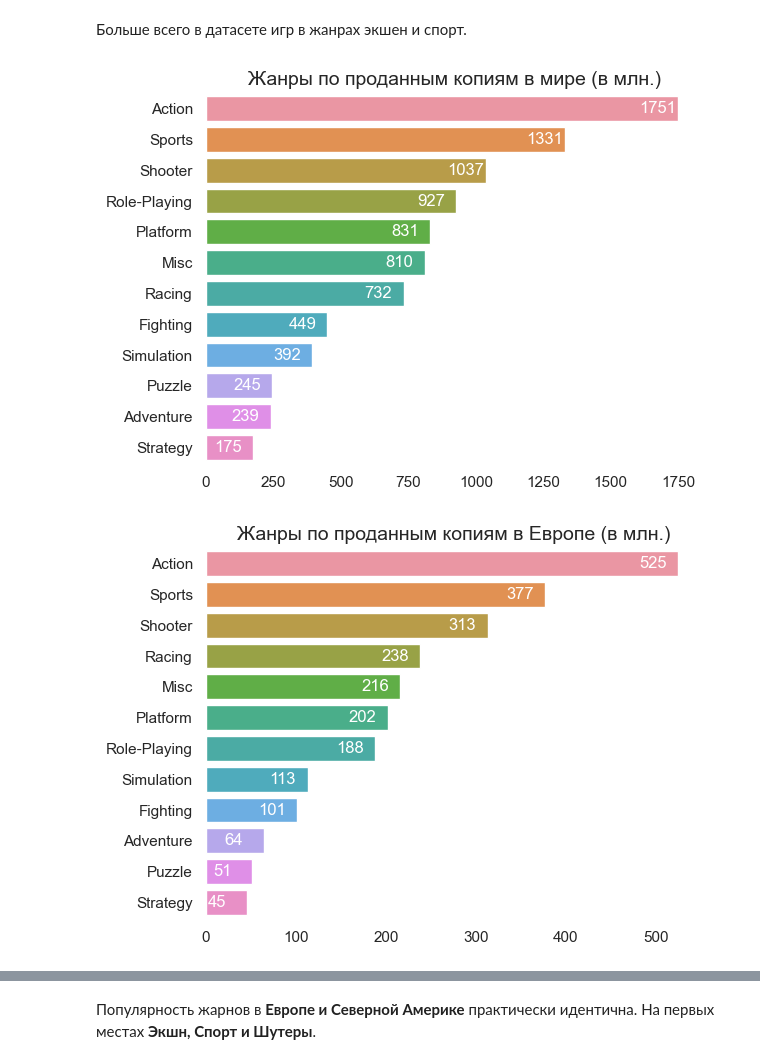
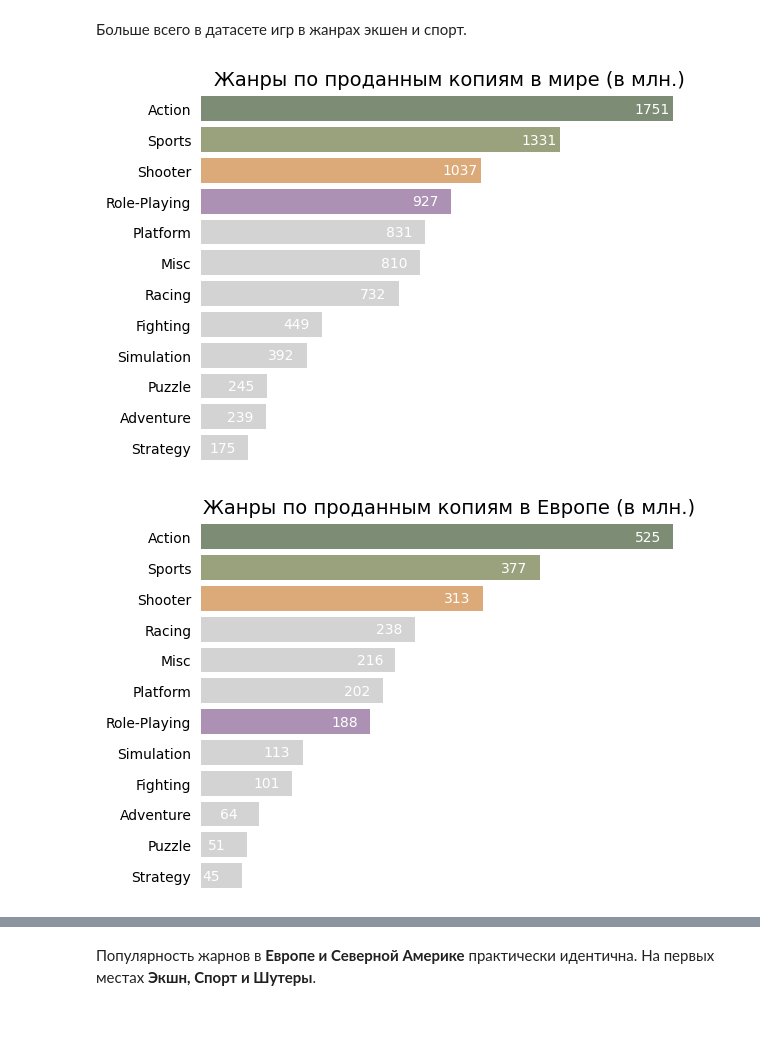
Before and after one commit to ekhavronina/data_analytics, a Jupyter notebook: video_games/video_game_sales_reboot.ipynb, the cells around one changed output, grey strips where cells are left out. Cells and saved outputs as stored; diff of their text form; code cells hidden in the pictures; blank space fills up the shorter version.

```diff
--- a/video_games/video_game_sales_reboot.ipynb
+++ b/video_games/video_game_sales_reboot.ipynb
@@ -471,36 +459,59 @@ genres_count
 # %% [markdown]
 Больше всего в датасете игр в жанрах экшен и спорт.
 # %%
+# Настраиваем цвета
+genres_palette = {'Action': '#7C9070',
+                  'Sports': '#9CA777',
+                  'Shooter': '#ECA869',
+                  'Role-Playing': '#B08BBB'
+                 }
+
+def set_custom_palette(series, palette_dict, other_color = 'lightgrey'):
+
+    pal = []
+
+    for item in series:
+        if item in palette_dict.keys():
+            pal.append(palette_dict[item])
+        else:
+            pal.append(other_color)
+    return pal
+
+
 ax = sns.barplot(x=genres_sales['Global_Sales'].apply(round),
                  y=genres_sales['Genre'],
-                 orient='h'
+                 orient='h',
+                 palette=set_custom_palette(genres_sales['Genre'], genres_palette)
                 )
 
 ax.bar_label(ax.containers[0], padding=-28, color='white')
 
 sns.despine(left=True, bottom=True)
+ax.set_xticks([])
 plt.title('Жанры по проданным копиям в мире (в млн.)', fontdict={'fontsize': 14})
 plt.xlabel(None)
 plt.ylabel(None)
 
 plt.show()
 # %% [output]
-[figure, old version]
+[figure, new version]
 # %%
 ax = sns.barplot(x=genres_sales.sort_values('EU_Sales', ascending=False)['EU_Sales'].apply(round),
                  y=genres_sales.sort_values('EU_Sales', ascending=False)['Genre'],
-                 orient='h'
+                 orient='h',
+                 palette=set_custom_palette(genres_sales.sort_values('EU_Sales', ascending=False)['Genre'], genres_palette)
                 )
 
 ax.bar_label(ax.containers[0], padding=-28, color='white')
 sns.despine(left=True, bottom=True)
+ax.set_xticks([])
 plt.title('Жанры по проданным копиям в Европе (в млн.)', fontdict={'fontsize': 14})
 plt.xlabel(None)
 plt.ylabel(None)
 
 plt.show()
 # %% [output]
-[figure, old version]
+[figure, new version]
 # %%
 ax = sns.barplot(x=genres_sales.sort_values('NA_Sales', ascending=False)['NA_Sales'].apply(round),
                  y=genres_sales.sort_values('NA_Sales', ascending=False)['Genre'],
```
Also changed, not shown: parts of 18 cells of this notebook.
